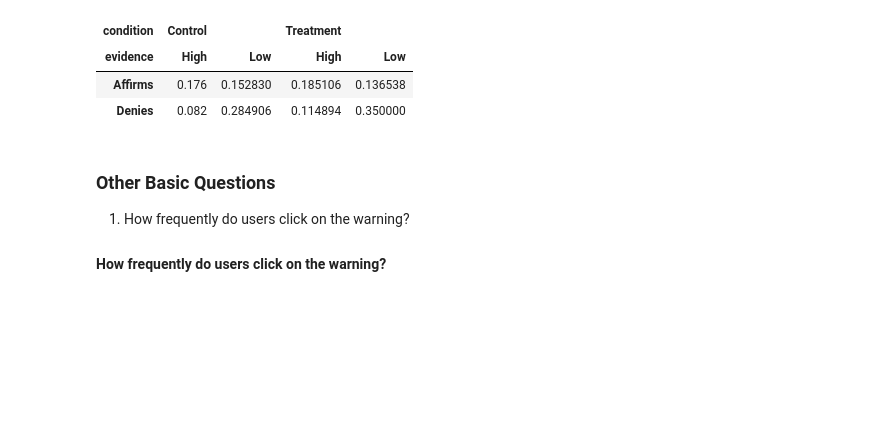
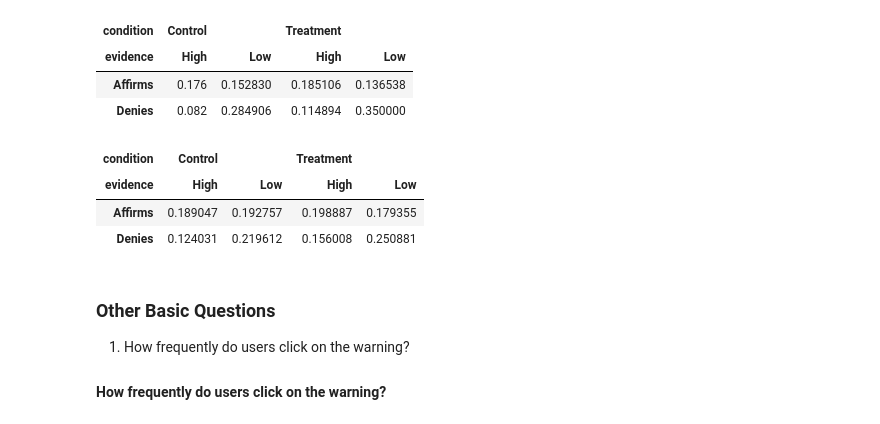
Before and after one commit to cameron-raymond/SDS-Thesis, a Jupyter notebook: notebooks/Descriptive_Analysis.ipynb, the cells around one changed output. Cells and saved outputs as stored; diff of their text form; code cells hidden in the pictures; blank space fills up the shorter version.

```diff
--- a/notebooks/Descriptive_Analysis.ipynb
+++ b/notebooks/Descriptive_Analysis.ipynb
@@ -133,6 +137,16 @@ table_five
 | evidence | High | Low | High | Low |
 | Affirms | 0.176 | 0.152830 | 0.185106 | 0.136538 |
 | Denies | 0.082 | 0.284906 | 0.114894 | 0.350000 |
+# %%
+table_six = reshare_rates.groupby(["condition","evidence"])[["Affirms",
+                                                 "Denies",
+                                                 ]].std().T
+table_six
+# %% [output]
+| condition | Control |  | Treatment |  |
+| evidence | High | Low | High | Low |
+| Affirms | 0.189047 | 0.192757 | 0.198887 | 0.179355 |
+| Denies | 0.124031 | 0.219612 | 0.156008 | 0.250881 |
 # %% [markdown]
 ### Other Basic Questions
 
```
Also changed, not shown: parts of 4 cells of this notebook.
